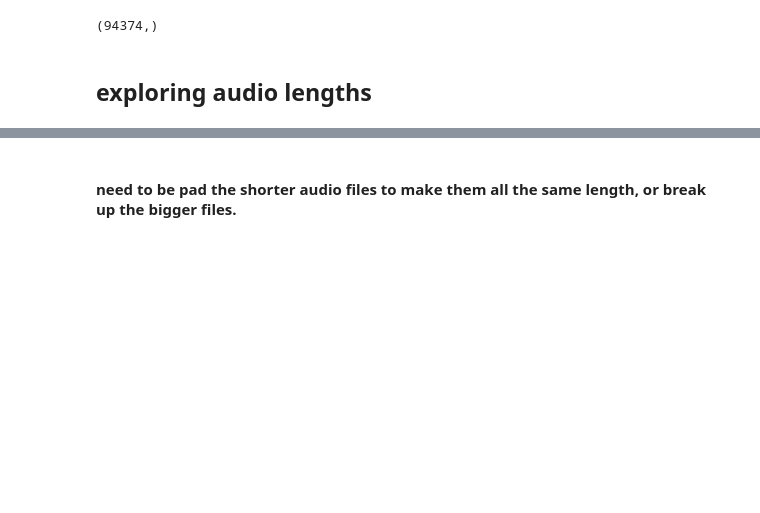
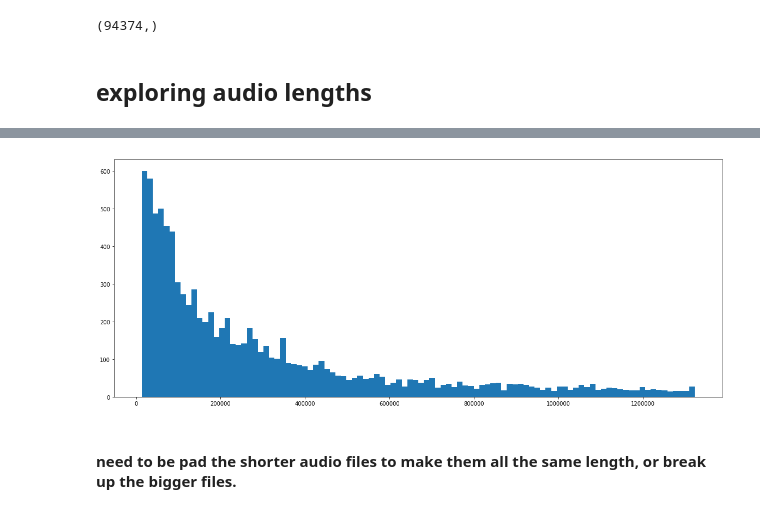
Before and after one commit to gabrielhgiraldo/free_sound_general_purpose_audio_tagger, a Jupyter notebook: EDA.ipynb, the cells around one changed output, grey strips where cells are left out. Drawn from its saved outputs; the diff is of its cells as text; code cells hidden in the pictures; blank space fills up the shorter version.

```diff
--- a/EDA.ipynb
+++ b/EDA.ipynb
@@ -122,3 +124,8 @@ train['n_frames'].hist(bins=100)
+# %%
+plt.figure(figsize=(20,8))
+plt.hist(train['n_frames'],bins=100);
+# %% [output]
+[figure, added]
 # %% [markdown]
 #### need to be pad the shorter audio files to make them all the same length, or break up the bigger files.
 # %% [markdown]
```
Also changed, not shown: parts of 28 cells of this notebook, 2 other files.
